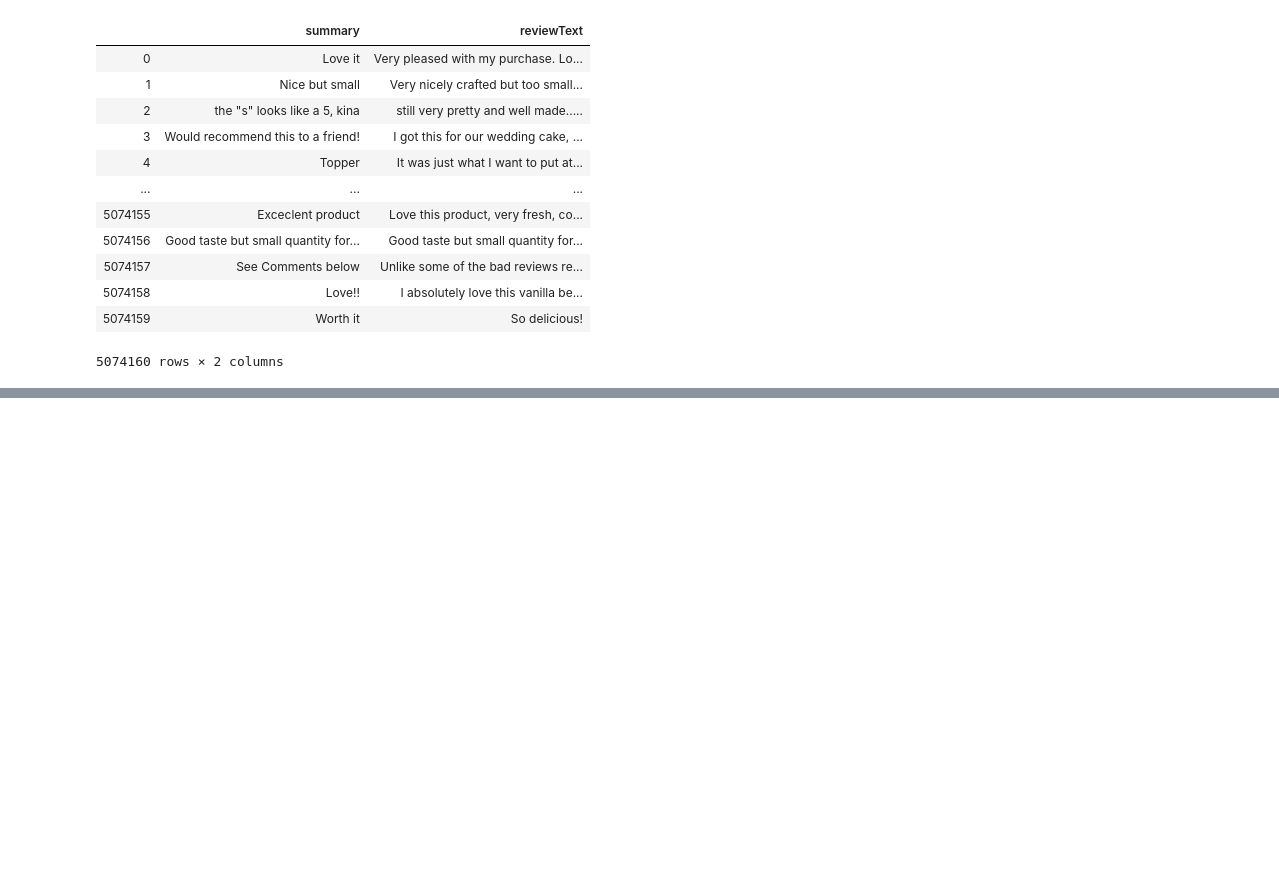
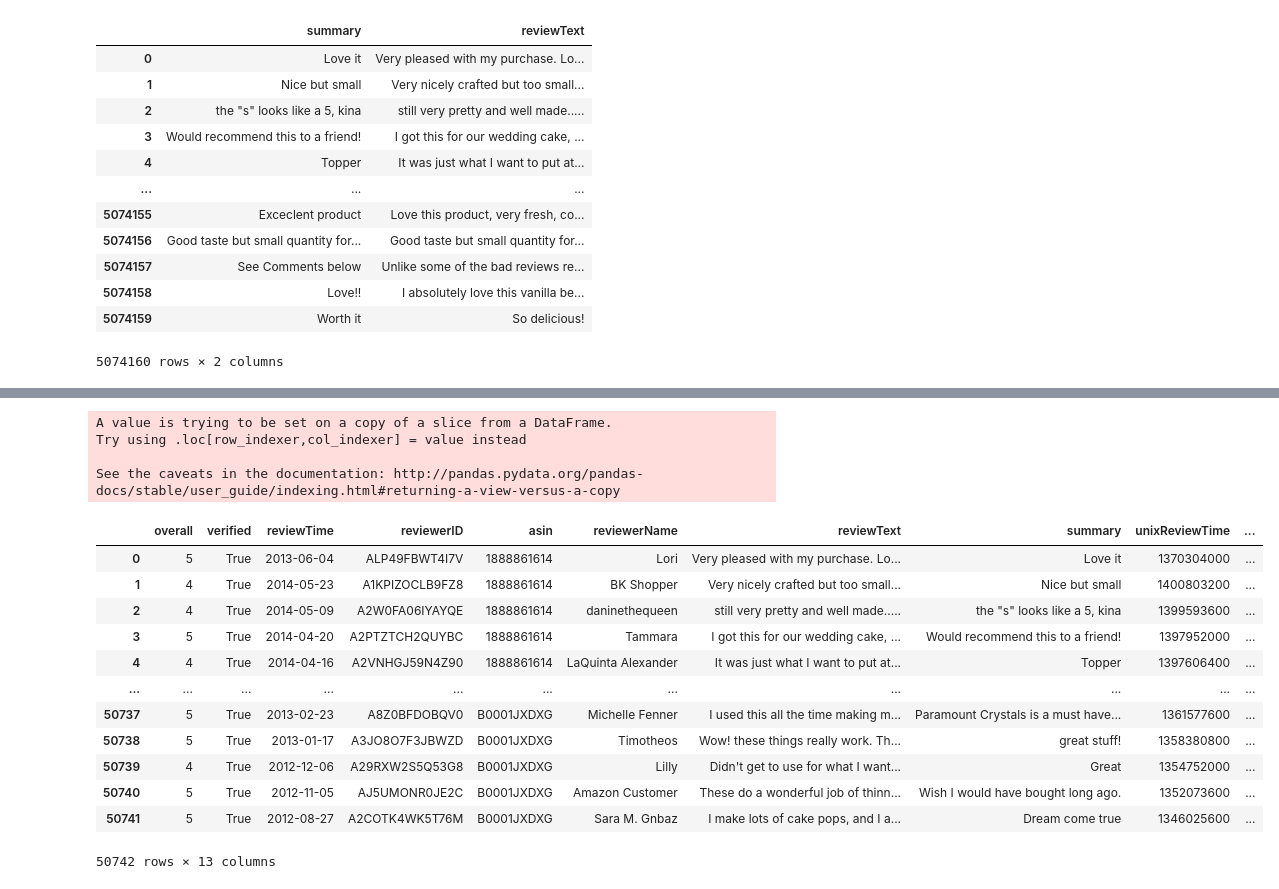
Before and after one commit to JulesssG/ADA-project, a Jupyter notebook: first_touch.ipynb, the cells around one changed output, grey strips where cells are left out. Drawn from its saved outputs; the diff is of its cells as text; code cells hidden in the pictures; blank space fills up the shorter version.

```diff
--- a/first_touch.ipynb
+++ b/first_touch.ipynb
@@ -176,4 +231,7 @@ Example of lemmatizing pipeline
-# %%
-# Very slow, didn't run yet
-reviews["reviewTextLemma"] = reviews['reviewText'].apply(lemmatize)
-reviews
+# %%
+print(reviews.size)
+sample_size = reviews.size / 1200
+%time reviews_sample = reviews.loc[:sample_size, :] #test
+%time reviews_sample["reviewTextLemma"] = reviews_sample['reviewText'].apply(lemmatize)
+reviews_sample
+# %% [output]
@@ -179,0 +243,17 @@ reviews
+A value is trying to be set on a copy of a slice from a DataFrame.
+Try using .loc[row_indexer,col_indexer] = value instead
+
+See the caveats in the documentation: http://pandas.pydata.org/pandas-docs/stable/user_guide/indexing.html#returning-a-view-versus-a-copy
+|  | overall | verified | reviewTime | reviewerID | asin | reviewerName | reviewText | summary | unixReviewTime | ... |
+| 0 | 5 | True | 2013-06-04 | ALP49FBWT4I7V | 1888861614 | Lori | Very pleased with my purchase. Lo... | Love it | 1370304000 | ... |
+| 1 | 4 | True | 2014-05-23 | A1KPIZOCLB9FZ8 | 1888861614 | BK Shopper | Very nicely crafted but too small... | Nice but small | 1400803200 | ... |
+| 2 | 4 | True | 2014-05-09 | A2W0FA06IYAYQE | 1888861614 | daninethequeen | still very pretty and well made..... | the "s" looks like a 5, kina | 1399593600 | ... |
+| 3 | 5 | True | 2014-04-20 | A2PTZTCH2QUYBC | 1888861614 | Tammara | I got this for our wedding cake, ... | Would recommend this to a friend! | 1397952000 | ... |
+| 4 | 4 | True | 2014-04-16 | A2VNHGJ59N4Z90 | 1888861614 | LaQuinta Alexander | It was just what I want to put at... | Topper | 1397606400 | ... |
+| ... | ... | ... | ... | ... | ... | ... | ... | ... | ... | ... |
+| 50737 | 5 | True | 2013-02-23 | A8Z0BFDOBQV0 | B0001JXDXG | Michelle Fenner | I used this all the time making m... | Paramount Crystals is a must have... | 1361577600 | ... |
+| 50738 | 5 | True | 2013-01-17 | A3JO8O7F3JBWZD | B0001JXDXG | Timotheos | Wow! these things really work. Th... | great stuff! | 1358380800 | ... |
+| 50739 | 4 | True | 2012-12-06 | A29RXW2S5Q53G8 | B0001JXDXG | Lilly | Didn't get to use for what I want... | Great | 1354752000 | ... |
+| 50740 | 5 | True | 2012-11-05 | AJ5UMONR0JE2C | B0001JXDXG | Amazon Customer | These do a wonderful job of thinn... | Wish I would have bought long ago. | 1352073600 | ... |
+| 50741 | 5 | True | 2012-08-27 | A2COTK4WK5T76M | B0001JXDXG | Sara M. Gnbaz | I make lots of cake pops, and I a... | Dream come true | 1346025600 | ... |
+50742 rows × 13 columns
```
Also changed, not shown: parts of 27 cells of this notebook.
